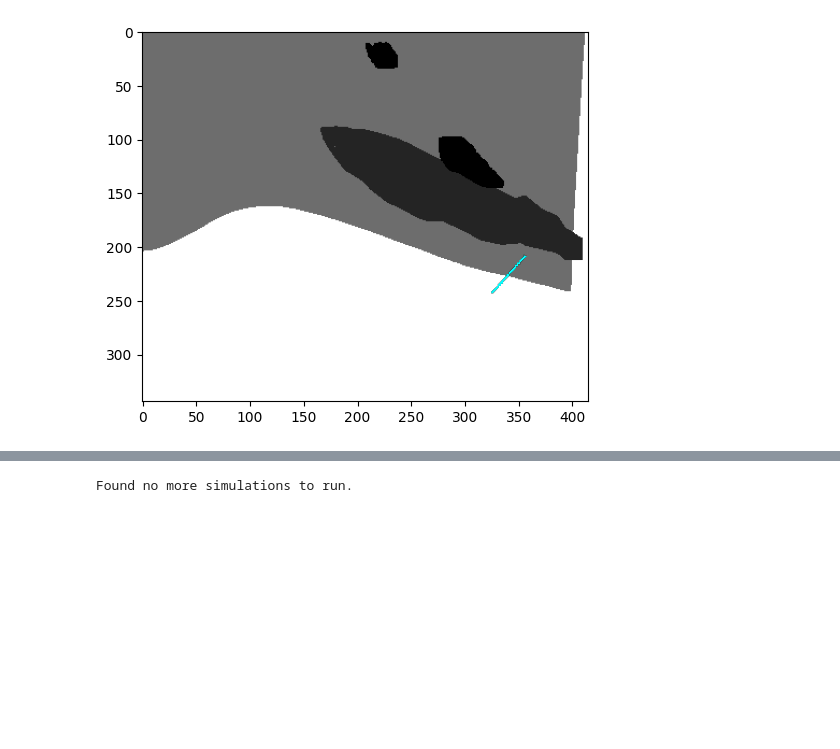
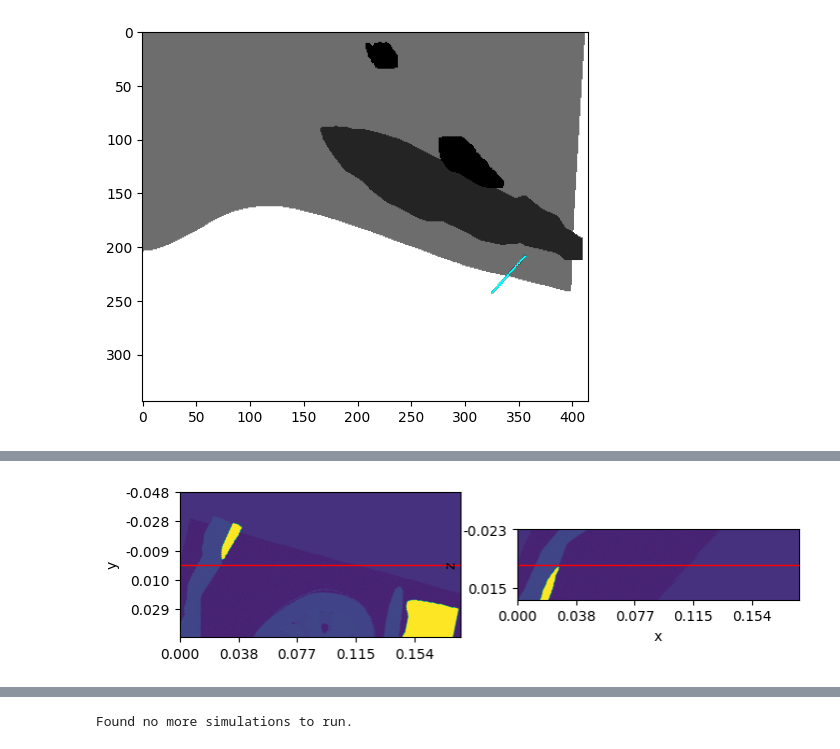
Before and after one commit to qzlinqian/MUSiK, a Jupyter notebook: demos/kidney/kidney_scan_focused.ipynb, the cells around one changed output, grey strips where cells are left out. Saved outputs shown, nothing was run; the diff lists cells and outputs as text; code cells hidden in the pictures; blank space fills up the shorter version.

```diff
--- a/demos/kidney/kidney_scan_focused.ipynb
+++ b/demos/kidney/kidney_scan_focused.ipynb
@@ -168,5 +161,7 @@ test_experiment.visualize_sensor_mask(index=[slice(0, -1, 1),int(np.round(sensor
 # %%
-# test_experiment.plot_ray_path(-1)
+test_experiment.plot_ray_path(-1)
+# %% [output]
+[figure, added]
 # %%
 test_experiment = experiment.Experiment.load('kidney_experiment_focused')
 test_experiment.run(dry=True)
```
Also changed, not shown: parts of 17 cells of this notebook, 8 other files.
